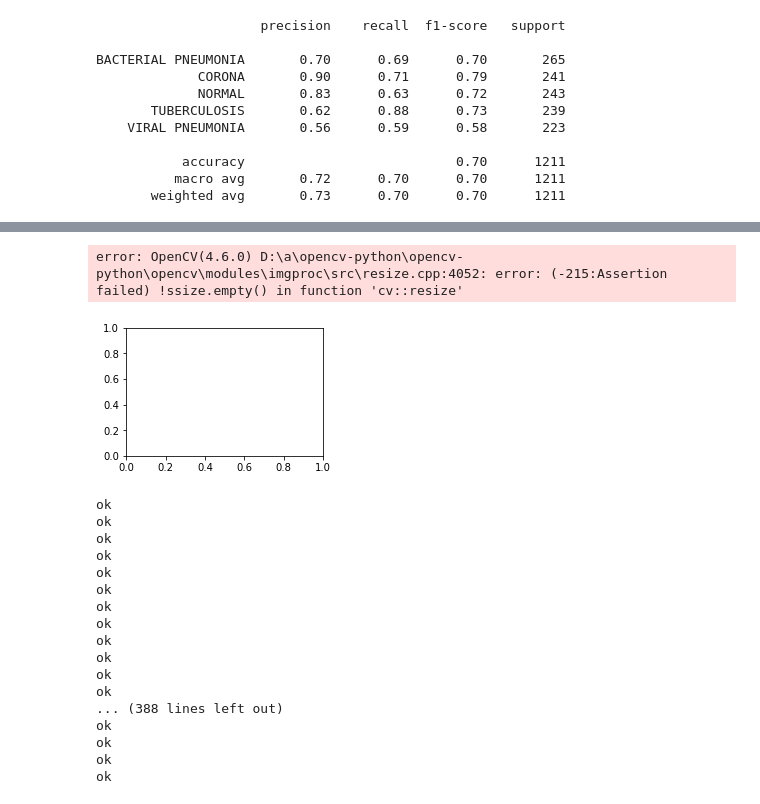
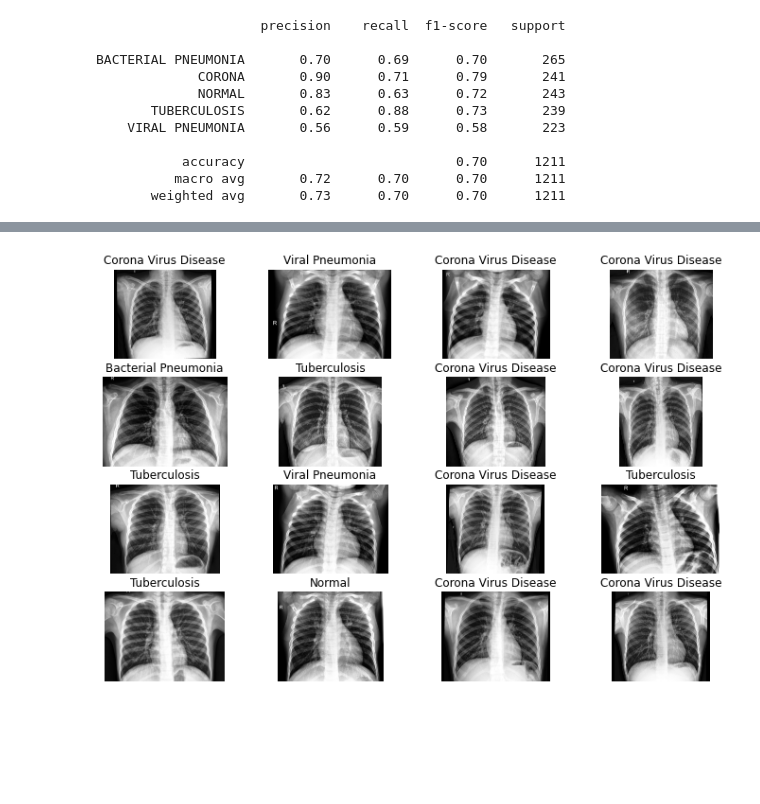
Before and after one commit to sejalapeno/lung_diseases_classi, a Jupyter notebook: Logistic vs svm.ipynb, the cells around one changed output, grey strips where cells are left out. Cells and saved outputs as stored; diff of their text form; code cells hidden in the pictures; blank space fills up the shorter version.

```diff
--- a/Logistic vs svm.ipynb
+++ b/Logistic vs svm.ipynb
@@ -429,4 +297,4 @@ error: OpenCV(4.6.0) D:\a\opencv-python\opencv-python\opencv\modules\imgproc\src
 # %%
 # Test Model
-dec= {'Bacterial Pneumonia': 0, 'Corona Virus Disease': 1,
-           'Normal': 2, 'Tuberculosis': 3, 'Viral Pneumonia': 4}
+dec= {1:'Bacterial Pneumonia', 2:'Corona Virus Disease',
+           0:'Normal', 3:'Tuberculosis', 4:'Viral Pneumonia'}
@@ -436,49 +301,16 @@ import numpy as np
 # %%
-import cv2
 plt.figure(figsize=(12, 8))
-p = os.listdir(r'C:\Users\SANIA\OneDrive\Desktop\ML\Lung Disease Dataset\test')
+p = os.listdir(r'C:\Users\SANIA\OneDrive\Desktop\ML\Lung Disease Dataset\val')
 c = 1
-pth=r'C:\Users\SANIA\OneDrive\Desktop\ML\Lung Disease Dataset\test\Normal'
-for i in os.listdir(pth)[:9]:
-    plt.subplot(3,3,c)
-    img = cv2.imread(pth)
-    img1 = cv2.resize(img, dsize=(200,200))
-    pixels.append(img1)
-    d = lg.predict(img1)
+for i in os.listdir(r'C:\Users\SANIA\OneDrive\Desktop\ML\Lung Disease Dataset\val\Normal/')[:16]:
+    plt.subplot(4,4,c)
+    img = cv2.imread(r'C:\Users\SANIA\OneDrive\Desktop\ML\Lung Disease Dataset\val\Normal/'+i,0)
+    img1 = cv2.resize(img,(200,200))
+    img1 = img1.reshape(1,-1)/255
+    p = lg.predict(img1)
     plt.title(dec[p[0]])
     plt.imshow(img, cmap='gray')
     plt.axis('off')
     c += 1
 # %% [output]
-error: OpenCV(4.6.0) D:\a\opencv-python\opencv-python\opencv\modules\imgproc\src\resize.cpp:4052: error: (-215:Assertion failed) !ssize.empty() in function 'cv::resize'
-[figure, old version]
+[figure, new version]
-# %%
-import os
-from PIL import Image
-
-img_dir = r'C:\Users\SANIA\OneDrive\Desktop\ML\Lung Disease Dataset\test\Normal'
-for filename in os.listdir(img_dir):
-    try :
-        with Image.open(img_dir + "/" + filename) as im:
-             print('ok')
-    except :
-        print(img_dir + "/" + filename)
-        os.remove(img_dir + "/" + filename)
-# %% [output]
-ok
-ok
-ok
-ok
-ok
-ok
-ok
-ok
-ok
-ok
-ok
-ok
-... (388 lines left out)
-ok
-ok
-ok
-ok
```
Also changed, not shown: parts of 21 cells of this notebook.
